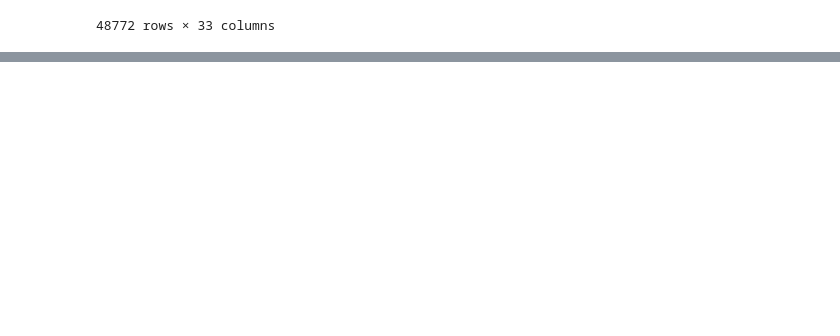
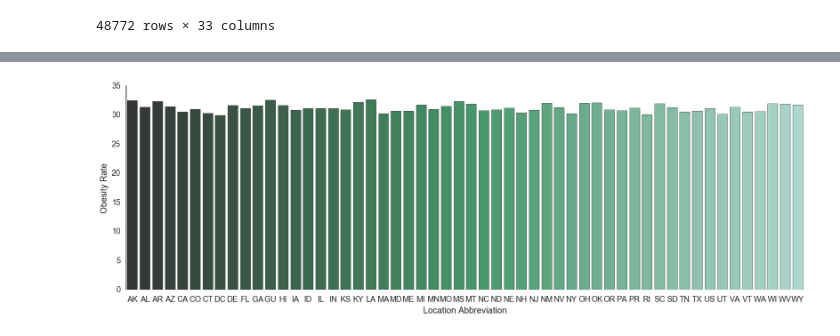
Before and after one commit to sase-hack/sase-hack-2017, a Jupyter notebook: tutorials/python-tutorial.ipynb, the cells around one changed output, grey strips where cells are left out. Saved outputs shown, nothing was run; the diff lists cells and outputs as text; code cells hidden in the pictures; blank space fills up the shorter version.

Commit message:
uploaded a few pandas, seaborn examples

```diff
--- a/tutorials/python-tutorial.ipynb
+++ b/tutorials/python-tutorial.ipynb
@@ -69,3 +70,6 @@ data.sort_values(by='Question')
 | 37057 | 2015 | 2015 | NC | North Carolina | Behavioral Risk Factor Surveillan... | Fruits and Vegetables | Fruits and Vegetables - Behavior | Percent of adults who report cons... | ... |
 | 24385 | 2011 | 2011 | OH | Ohio | Behavioral Risk Factor Surveillan... | Fruits and Vegetables | Fruits and Vegetables - Behavior | Percent of adults who report cons... | ... |
 48772 rows × 33 columns
+# %%
+# create a new data frame for all the data points with 'percent of adults aged 18 years and older who have obesity'
+obesity_data = data.loc[data['Question'] == 'Percent of adults aged 18 years and older who have obesity']
@@ -71,0 +114,16 @@ data.sort_values(by='Question')
+# %%
+# create a seaborn bar graph
+# For the question 'percent of adults aged 18 years and older who have obesity', what is the location vs. obesity rate
+
+sns.set(style="white", context="talk")
+rs = np.random.RandomState(7)
+
+# Set up the matplotlib figure
+f, (ax1) = plt.subplots(1, 1, figsize=(8, 5), sharex=True)
+
+# Generate some sequential data
+sns.barplot(ages, obesity_rates_by_age, palette="BuGn_d", ax=ax1)
+ax1.set_ylabel("Obesity Rate")
+ax1.set_xlabel("Age Category")
+
+sns.despine(bottom=True)
@@ -71,0 +134,8 @@ data.sort_values(by='Question')
+# %%
+# group by and sum data values by location
+locations = obesity_data.groupby(['LocationAbbr'])[["Data_Value"]].mean()['Data_Value'].index.tolist()
+obesity_rates = obesity_data.groupby(['LocationAbbr'])[["Data_Value"]].mean()['Data_Value'].values.tolist()
+
+print "Locations and Obesity Rates are the same length: ", len(locations) == len(obesity_rates), "\n"
+print "Location Abbreviation: ", locations, "\n" # generate x values
+print "Obesity Rate: ", obesity_rates, "\n" # generate y values
@@ -71,0 +148,18 @@ data.sort_values(by='Question')
+# %%
+# create a seaborn bar graph
+# For the question 'percent of adults aged 18 years and older who have obesity', what is the location vs. obesity rate
+
+sns.set(style="white", context="talk")
+rs = np.random.RandomState(7)
+
+# Set up the matplotlib figure
+f, (ax1) = plt.subplots(1, 1, figsize=(20, 6), sharex=True)
+
+# Generate some sequential data
+sns.barplot(locations, obesity_rates, palette="BuGn_d", ax=ax1)
+ax1.set_ylabel("Obesity Rate")
+ax1.set_xlabel("Location Abbreviation")
+
+sns.despine(bottom=True)
+# %% [output]
+[figure, added]
```
Also changed, not shown: parts of 6 cells of this notebook.
